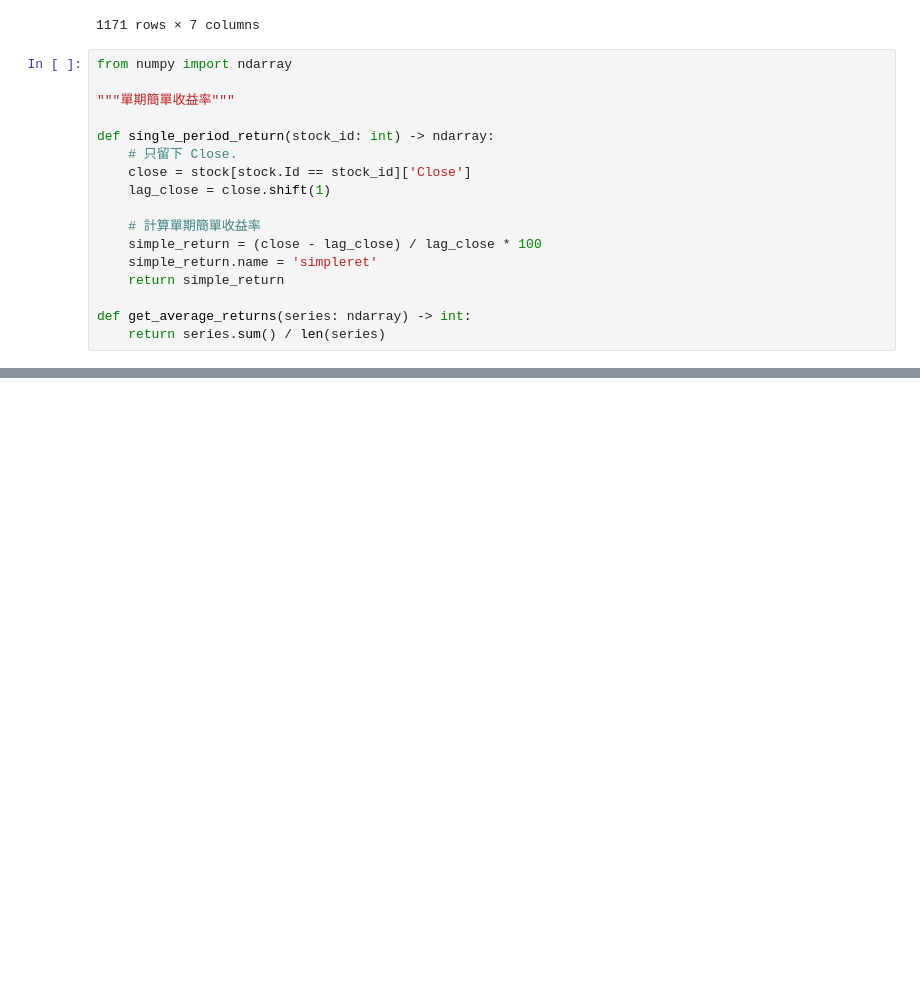
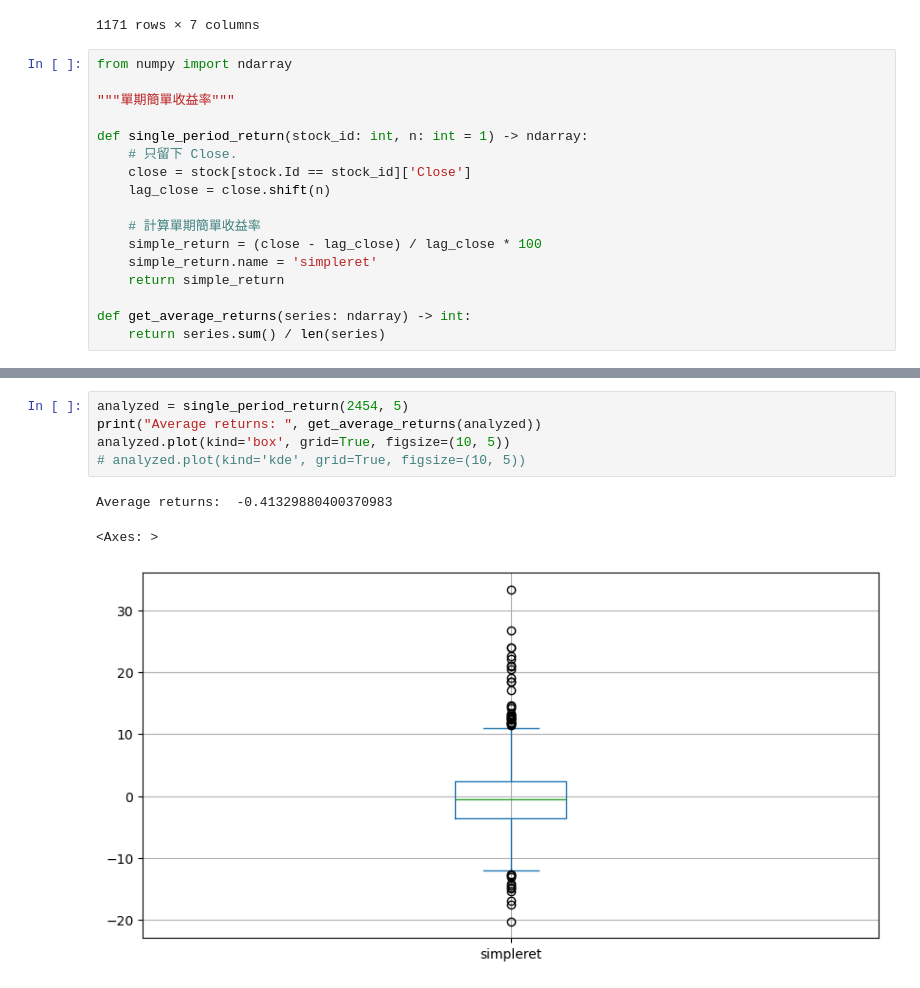
Before and after one commit to pan93412/nkust-homework, a Jupyter notebook: semester-3/finance/finance.ipynb, the cells around one changed output, grey strips where cells are left out. Saved outputs shown, nothing was run; the diff lists cells and outputs as text; blank space fills up the shorter version.

```diff
--- a/semester-3/finance/finance.ipynb
+++ b/semester-3/finance/finance.ipynb
@@ -67,10 +67,10 @@ from numpy import ndarray
 
 """單期簡單收益率"""
 
-def single_period_return(stock_id: int) -> ndarray:
+def single_period_return(stock_id: int, n: int = 1) -> ndarray:
     # 只留下 Close.
     close = stock[stock.Id == stock_id]['Close']
-    lag_close = close.shift(1)
+    lag_close = close.shift(n)
 
     # 計算單期簡單收益率
     simple_return = (close - lag_close) / lag_close * 100
@@ -87,3 +87,12 @@ analyzed.plot(kind='hist', grid=True, figsize=(10, 5))
 Average returns:  -0.08086443560290792
 <Axes: ylabel='Frequency'>
 [figure]
+# %%
+analyzed = single_period_return(2454, 5)
+print("Average returns: ", get_average_returns(analyzed))
+analyzed.plot(kind='box', grid=True, figsize=(10, 5))
+# analyzed.plot(kind='kde', grid=True, figsize=(10, 5))
+# %% [output]
+Average returns:  -0.41329880400370983
+<Axes: >
+[figure, added]
```
Also changed, not shown: parts of 5 cells of this notebook.
